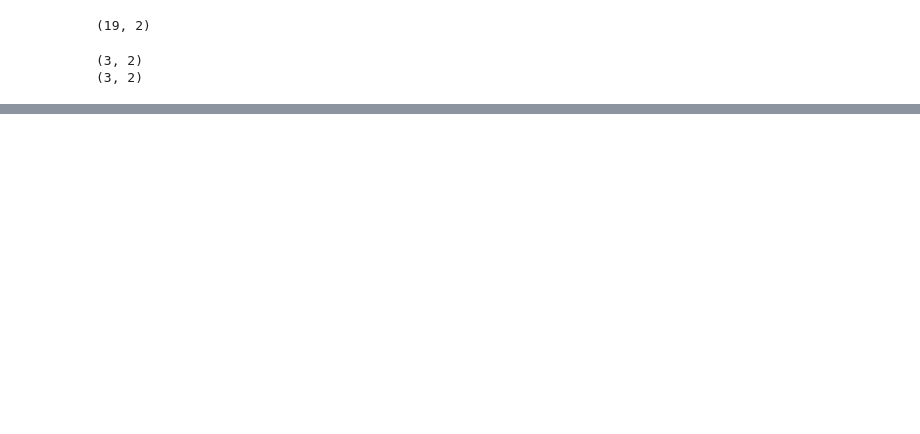
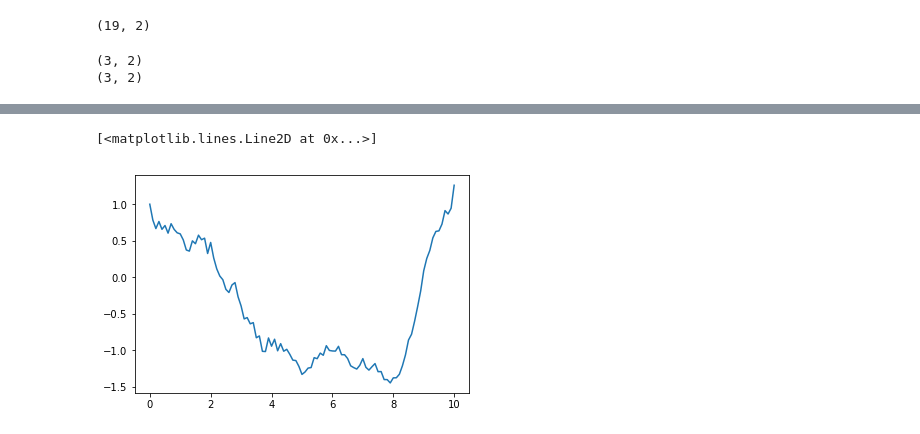
Before and after one commit to hbhat4000/pathsamp, a Jupyter notebook: 2d code/Untitled.ipynb, the cells around one changed output, grey strips where cells are left out. Cells and saved outputs as stored; diff of their text form; code cells hidden in the pictures; blank space fills up the shorter version.

```diff
--- a/2d code/Untitled.ipynb
+++ b/2d code/Untitled.ipynb
@@ -61,0 +73,5 @@ IndexError: index 2 is out of bounds for axis 1 with size 2
+# %%
+plt.plot(tout[0, :, 1], xout[0, :, 1])
+# %% [output]
+[<matplotlib.lines.Line2D at 0x...>]
+[figure, added]
```
Also changed, not shown: parts of 16 cells of this notebook, 4 other files.
